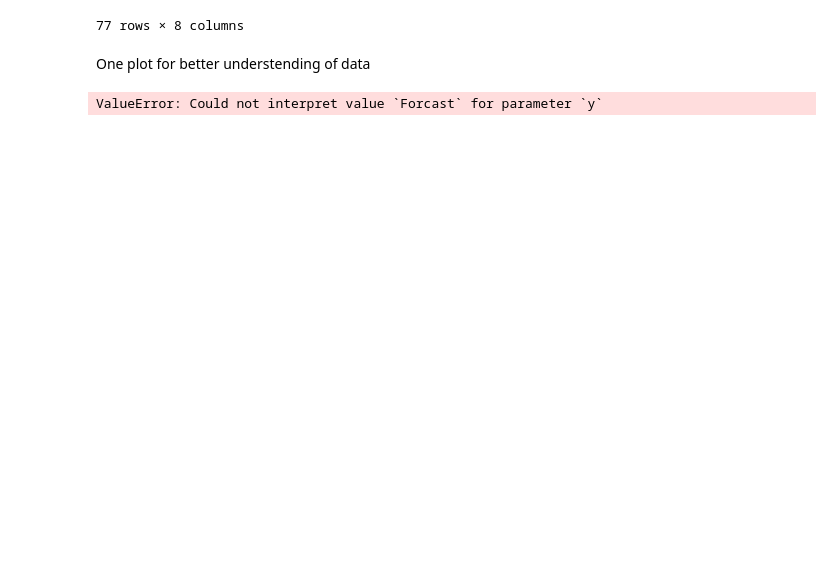
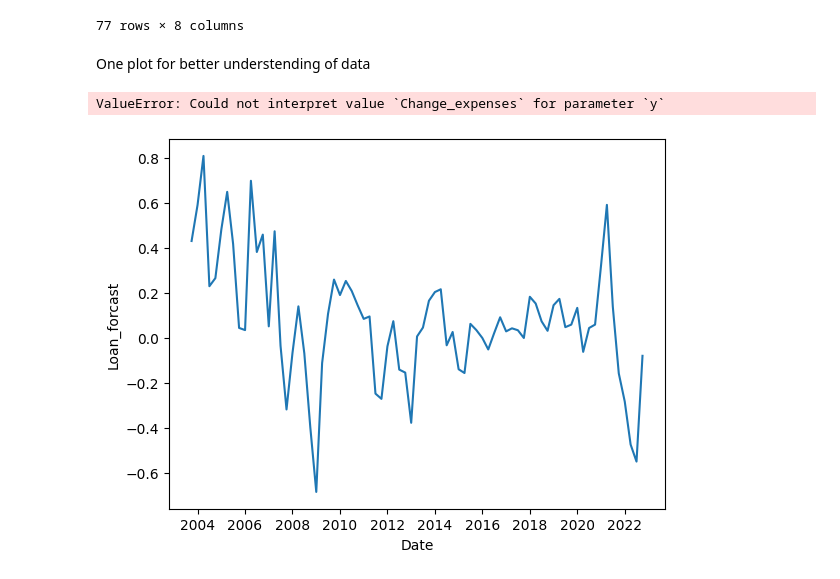
Before and after one commit to tomczykart/housing-market-prediction, a Jupyter notebook: notebooks/loan_data.ipynb, the cells around one changed output. Drawn from its saved outputs; the diff is of its cells as text; code cells hidden in the pictures; blank space fills up the shorter version.

```diff
--- a/notebooks/loan_data.ipynb
+++ b/notebooks/loan_data.ipynb
@@ -156,12 +150,13 @@ One plot for better understending of data
 # %%
 import seaborn as sns
 import matplotlib.pyplot as plt
-sns.lineplot(df, x='Date', y='Forcast')
-sns.lineplot(df, x='Date', y='Changes_expenses')
+sns.lineplot(df, x='Date', y='Loan_forcast')
+sns.lineplot(df, x='Date', y='Change_expenses')
 sns.lineplot(df, x='Date', y='Change_criteria')
 plt.show()
 # %% [output]
-ValueError: Could not interpret value `Forcast` for parameter `y`
+ValueError: Could not interpret value `Change_expenses` for parameter `y`
+[figure, added]
 # %%
 df.describe()
 # %% [output]
```
Also changed, not shown: parts of 5 cells of this notebook, 4 other files.
